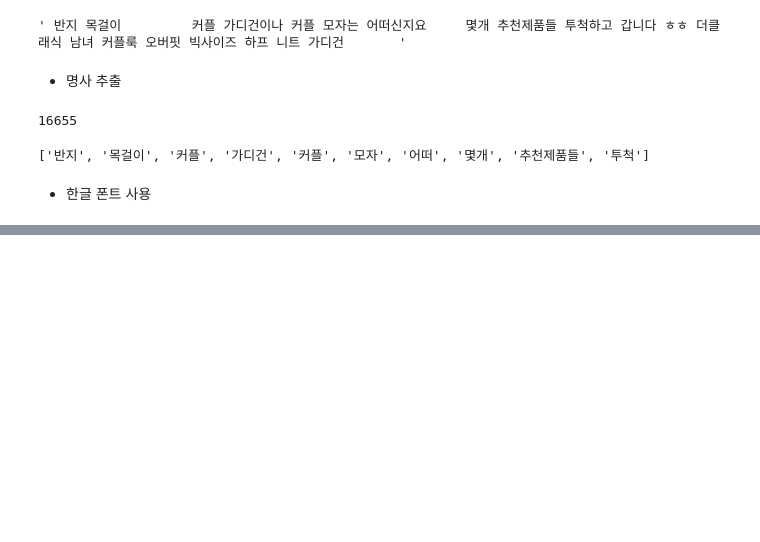
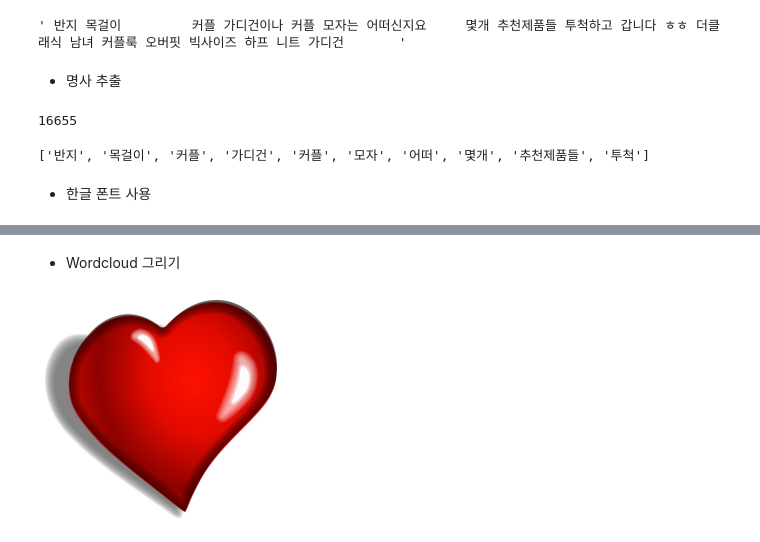
Before and after one commit to strongsm/MachineLearning-2021-12-20, a Jupyter notebook: 06.Text분석/22.워드클라우드.ipynb, the cells around one changed output, grey strips where cells are left out. Cells and saved outputs as stored; diff of their text form; code cells hidden in the pictures; blank space fills up the shorter version.

```diff
--- a/06.Text분석/22.워드클라우드.ipynb
+++ b/06.Text분석/22.워드클라우드.ipynb
@@ -59,3 +61,5 @@ for gift in gift_list:
     if gift not in stop_list:
         gl.append(gift)
 gift_list = gl
+# %% [markdown]
+- Wordcloud 그리기
@@ -61,0 +70,7 @@ gift_list = gl
+# %%
+image = Image.open('data/heart.jpg')
+plt.imshow(image)
+plt.axis('off')
+plt.show()
+# %% [output]
+[figure, added]
```
Also changed, not shown: parts of 12 cells of this notebook, 3 other files.
